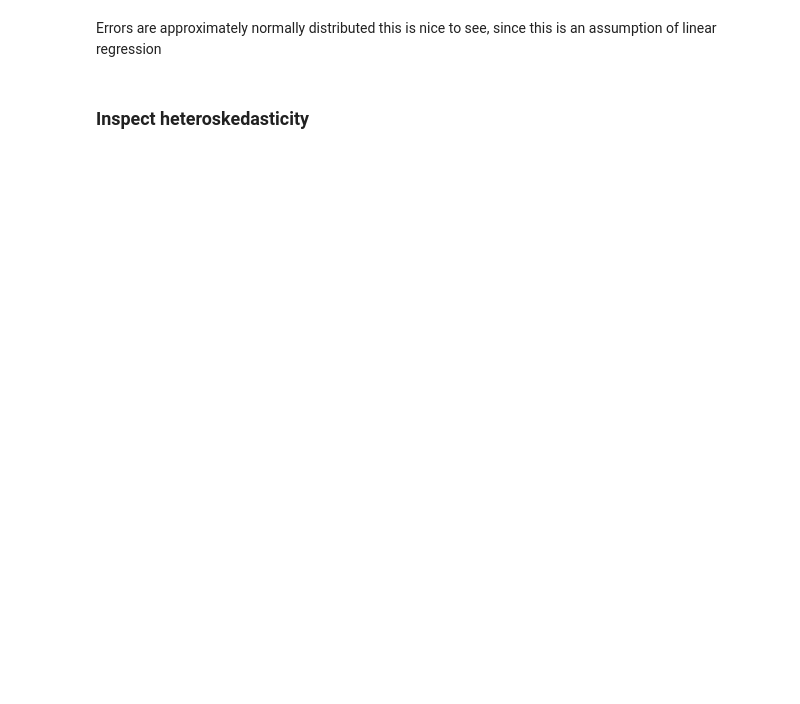
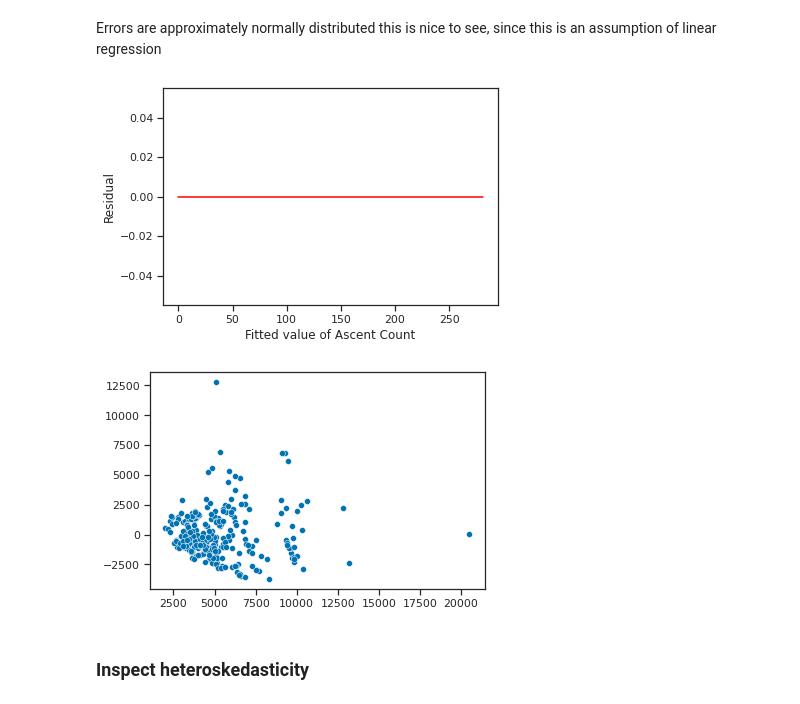
Before and after one commit to filipbalucha/FDS_final_project, a Jupyter notebook: data_analysis.ipynb, the cells around one changed output. Saved outputs shown, nothing was run; the diff lists cells and outputs as text; code cells hidden in the pictures; blank space fills up the shorter version.

```diff
--- a/data_analysis.ipynb
+++ b/data_analysis.ipynb
@@ -448,5 +446,22 @@ plt.show()
 # %% [markdown]
 Errors are approximately normally distributed this is nice to see, since this is an assumption of linear regression
+# %%
+fig, ax = plt.subplots()
+ax.set_ylabel('Residual')
+ax.set_xlabel('Fitted value of Ascent Count')
+y_hat = results.predict(X)
+# scatter = sns.scatterplot(munro['ascent_count'], results.resid)
+# x = range(len(y_hat))
+sns.lineplot(x=x, y=0, color='red')
+
+plt.show()
+scatter2 = sns.scatterplot(y_hat, results.resid)
+# x = range(len(munro['ascent_count']))
+# sns.lineplot(x=x, y=0, color='red')
+plt.show()
+# %% [output]
+[figure, added]
+[figure, added]
 # %% [markdown]
 ### Inspect heteroskedasticity
 # %%
```
Also changed, not shown: parts of 21 cells of this notebook, 9 other files.
